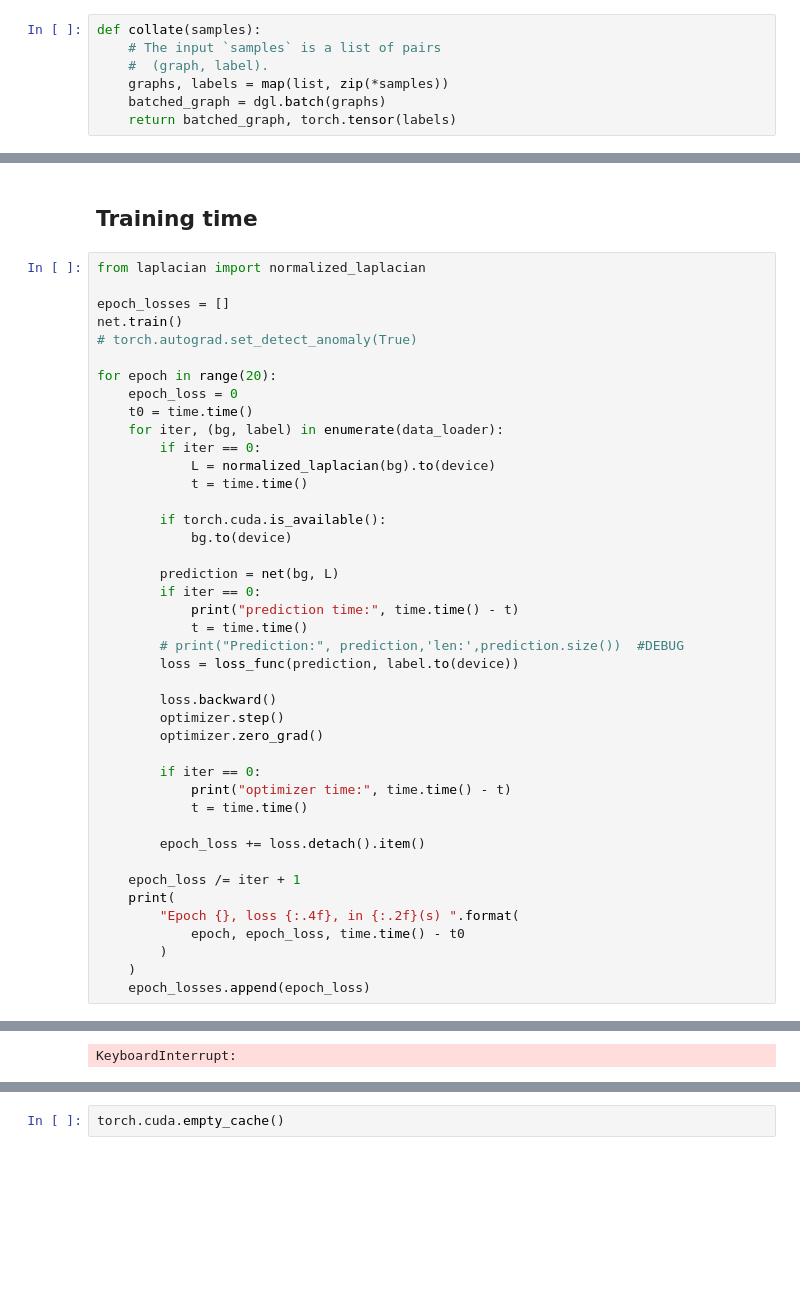
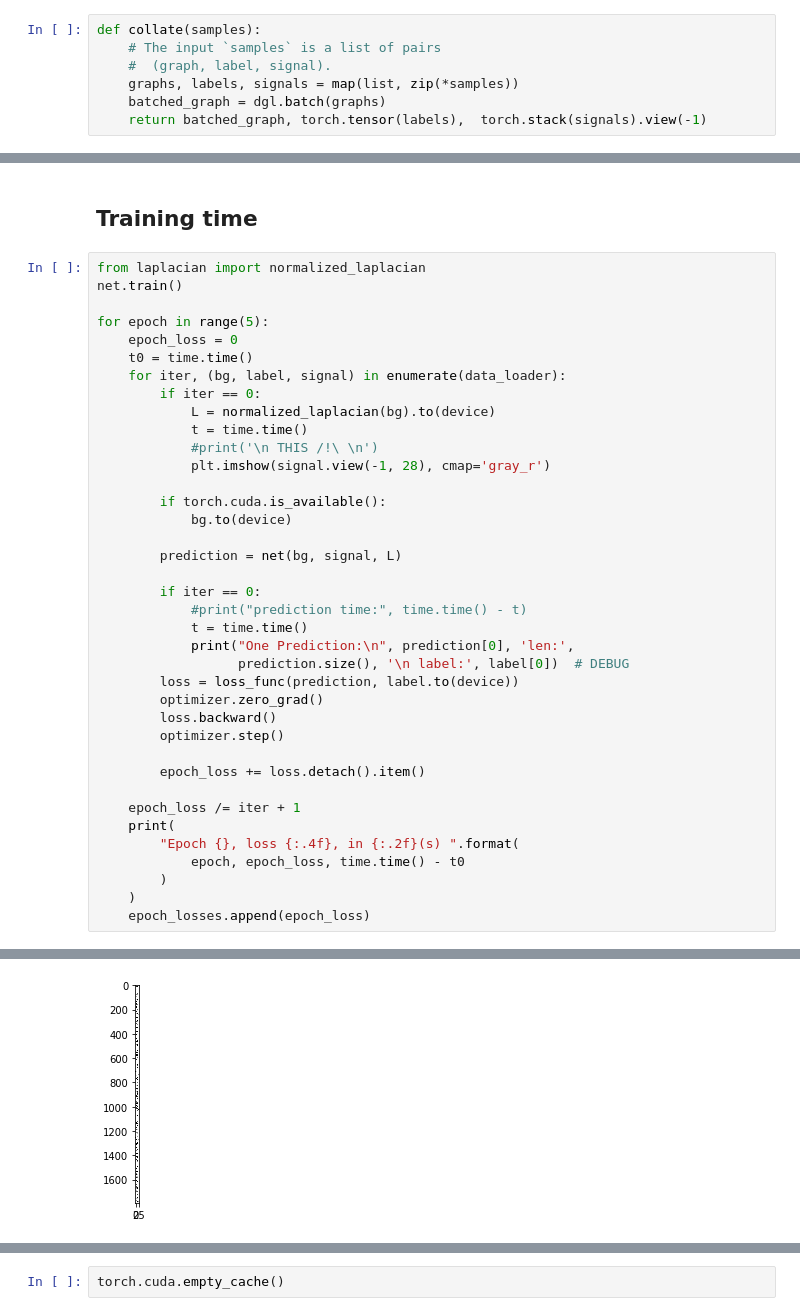
Before and after one commit to Axeln78/SpectralDGL, a Jupyter notebook: Chebnet on MNIST/ChebGCNs.ipynb, the cells around one changed output, grey strips where cells are left out. Drawn from its saved outputs; the diff is of its cells as text; blank space fills up the shorter version.

```diff
--- a/Chebnet on MNIST/ChebGCNs.ipynb
+++ b/Chebnet on MNIST/ChebGCNs.ipynb
@@ -68,10 +65,10 @@ from model import Classifier
 # %%
 def collate(samples):
     # The input `samples` is a list of pairs
-    #  (graph, label).
-    graphs, labels = map(list, zip(*samples))
+    #  (graph, label, signal).
+    graphs, labels, signals = map(list, zip(*samples))
     batched_graph = dgl.batch(graphs)
-    return batched_graph, torch.tensor(labels)
+    return batched_graph, torch.tensor(labels),  torch.stack(signals).view(-1)
 # %% [markdown]
 # Debug section
 Verifying all of the steps
@@ -204,36 +198,32 @@ optimizer = optim.SGD(net.parameters(), lr=0.005)
 ## Training time
 # %%
 from laplacian import normalized_laplacian
+net.train()
 
-epoch_losses = []
-net.train()
-# torch.autograd.set_detect_anomaly(True)
-
-for epoch in range(20):
+for epoch in range(5):
     epoch_loss = 0
     t0 = time.time()
-    for iter, (bg, label) in enumerate(data_loader):
+    for iter, (bg, label, signal) in enumerate(data_loader):
         if iter == 0:
             L = normalized_laplacian(bg).to(device)
             t = time.time()
+            #print('\n THIS /!\ \n')
+            plt.imshow(signal.view(-1, 28), cmap='gray_r')
 
         if torch.cuda.is_available():
             bg.to(device)
 
-        prediction = net(bg, L)
+        prediction = net(bg, signal, L)
+
         if iter == 0:
-            print("prediction time:", time.time() - t)
+            #print("prediction time:", time.time() - t)
             t = time.time()
-        # print("Prediction:", prediction,'len:',prediction.size())  #DEBUG
+            print("One Prediction:\n", prediction[0], 'len:',
+                  prediction.size(), '\n label:', label[0])  # DEBUG
         loss = loss_func(prediction, label.to(device))
-
+        optimizer.zero_grad()
         loss.backward()
         optimizer.step()
-        optimizer.zero_grad()
-
-        if iter == 0:
-            print("optimizer time:", time.time() - t)
-            t = time.time()
 
         epoch_loss += loss.detach().item()
 
@@ -251,3 +255,3 @@ Epoch 0, loss 2.3050, in 7.99(s)
-KeyboardInterrupt:
+[figure, added]
 # %%
 plt.title("cross entropy averaged over minibatches")
```
Also changed, not shown: parts of 17 cells of this notebook, 2 other files.
